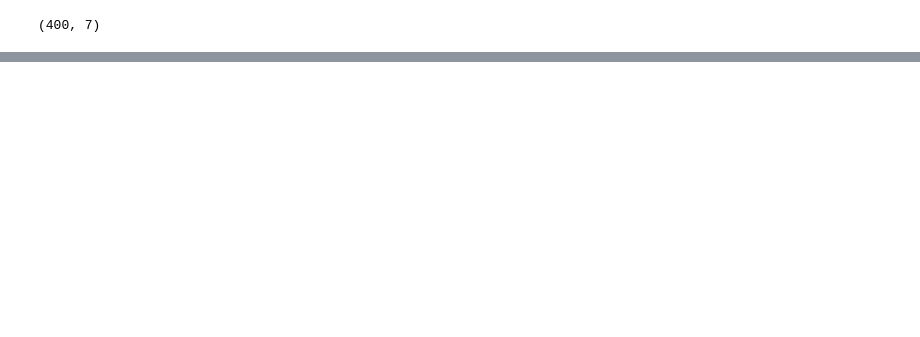
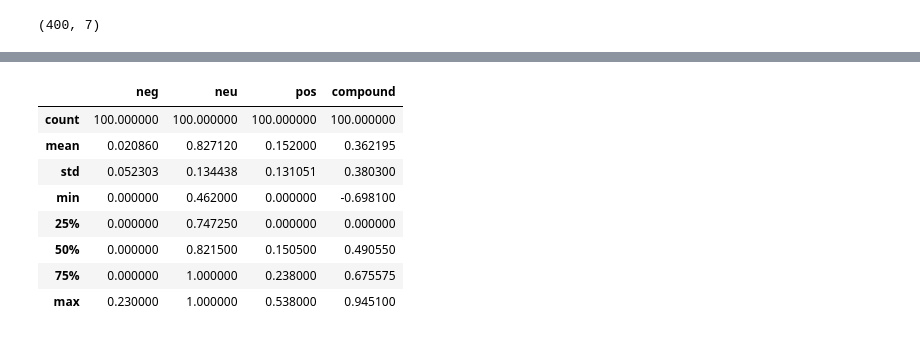
Before and after one commit to rpalo/tutoring-news-mood-example, a Jupyter notebook: News Mood.ipynb, the cells around one changed output, grey strips where cells are left out. Saved outputs shown, nothing was run; the diff lists cells and outputs as text; code cells hidden in the pictures; blank space fills up the shorter version.

```diff
--- a/News Mood.ipynb
+++ b/News Mood.ipynb
@@ -126,0 +162,12 @@ tweet_data.to_csv("4-5-18-1344_tweet_data.csv")
+# %%
+tweet_data[tweet_data["organization"]=="CBS"].describe()
+# %% [output]
+|  | neg | neu | pos | compound |
+| count | 100.000000 | 100.000000 | 100.000000 | 100.000000 |
+| mean | 0.020860 | 0.827120 | 0.152000 | 0.362195 |
+| std | 0.052303 | 0.134438 | 0.131051 | 0.380300 |
+| min | 0.000000 | 0.462000 | 0.000000 | -0.698100 |
+| 25% | 0.000000 | 0.747250 | 0.000000 | 0.000000 |
+| 50% | 0.000000 | 0.821500 | 0.150500 | 0.490550 |
+| 75% | 0.000000 | 1.000000 | 0.238000 | 0.675575 |
+| max | 0.230000 | 1.000000 | 0.538000 | 0.945100 |
```
Also changed, not shown: parts of 12 cells of this notebook, 5 other files.
